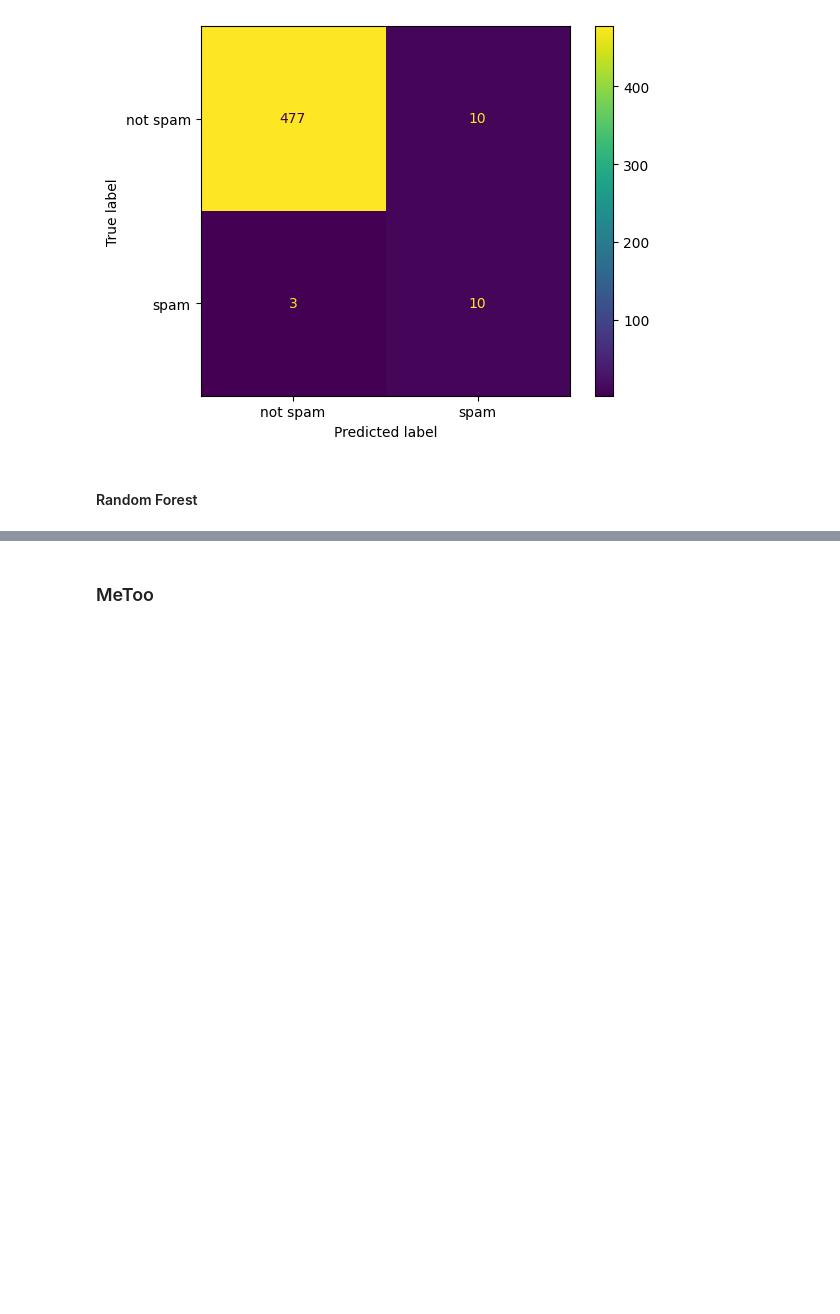
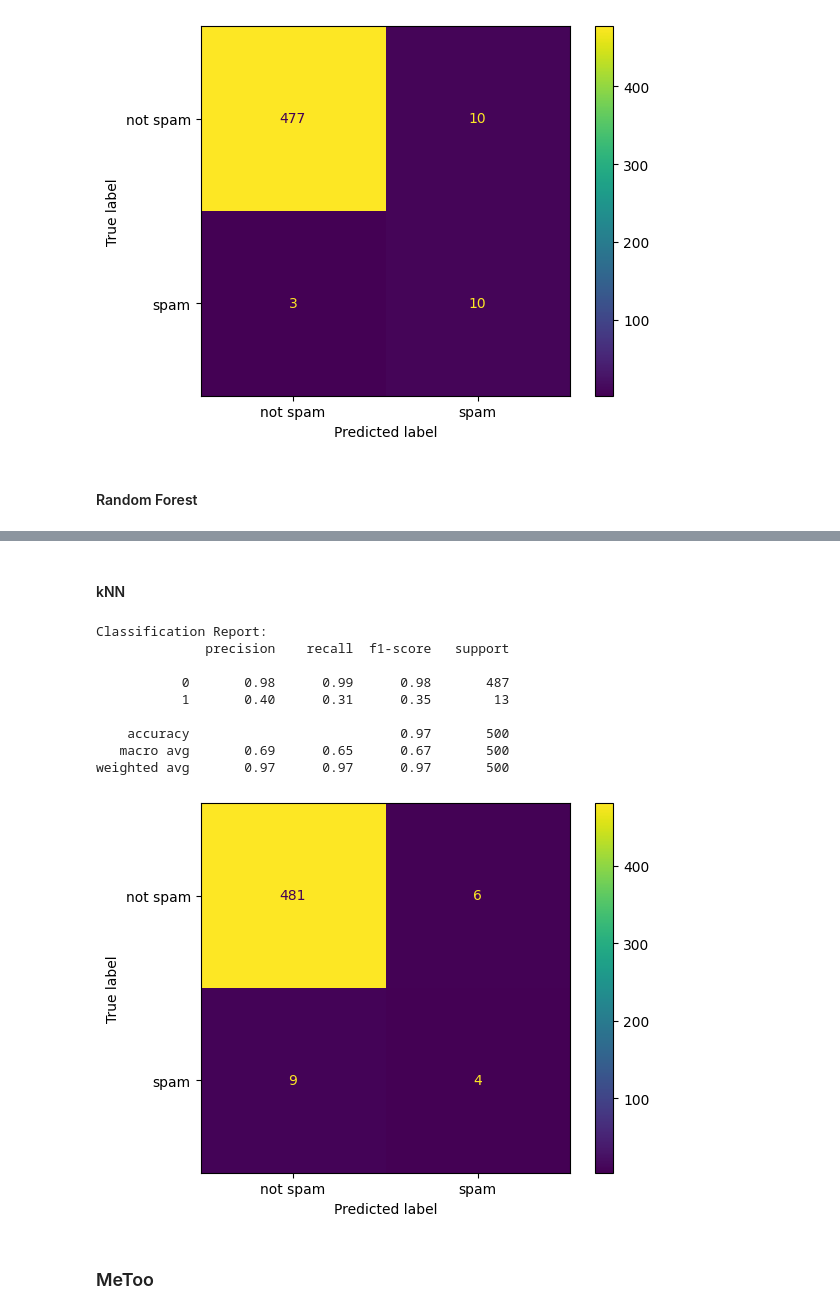
Before and after one commit to stormaref/ML-Final, a Jupyter notebook: main.ipynb, the cells around one changed output, grey strips where cells are left out. Saved outputs shown, nothing was run; the diff lists cells and outputs as text; code cells hidden in the pictures; blank space fills up the shorter version.

```diff
--- a/main.ipynb
+++ b/main.ipynb
@@ -288,0 +351,8 @@ metoo_rf_pred = best_model.predict(metoo_test_bow)
+# %%
+grid_search.fit(gun_train_tfidf, gun_train['label'])
+
+best_params = grid_search.best_params_
+print('Best Parameters:', best_params)
+
+best_model = grid_search.best_estimator_
+gun_knn_pred = best_model.predict(gun_test_tfidf)
@@ -580,3 +701,18 @@ report(gun_test['label'], gun_rf_pred)
+# %% [markdown]
+#### kNN
+# %%
+report(gun_test['label'], gun_knn_pred)
+# %% [output]
+Classification Report:
+              precision    recall  f1-score   support
+
+           0       0.98      0.99      0.98       487
+           1       0.40      0.31      0.35        13
+
+    accuracy                           0.97       500
+   macro avg       0.69      0.65      0.67       500
+weighted avg       0.97      0.97      0.97       500
+[figure, added]
 # %% [markdown]
 ### MeToo
 # %% [markdown]
```
Also changed, not shown: parts of 29 cells of this notebook.
